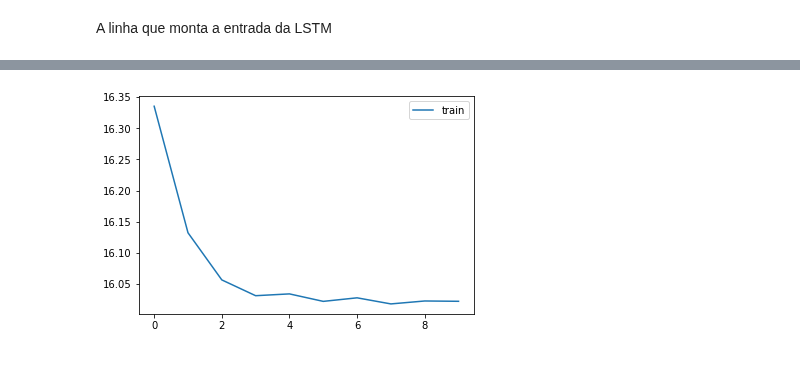
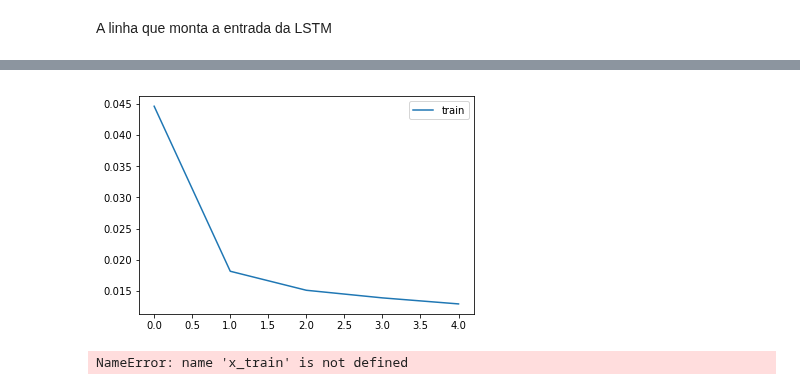
Before and after one commit to RGivisiez/Adv_ML, a Jupyter notebook: 6. LSTM (Simples).ipynb, the cells around one changed output, grey strips where cells are left out. Cells and saved outputs as stored; diff of their text form; code cells hidden in the pictures.

```diff
--- a/6. LSTM (Simples).ipynb
+++ b/6. LSTM (Simples).ipynb
@@ -73,3 +76,7 @@ t = df_train_month['date_block_num']
 time_steps = t.max() - t.min()
 
 del t
+# %%
+df_train_month, scaler = fit_column_scaler_min_max(-1, 1, df_train_month)
+# %%
+df_train_month['date_block_num'] = inv_column_scaler_min_max(scaler, df_train_month[['date_block_num']]).astype(np.int16)
@@ -92,6 +105,6 @@ x_train.shape, y_train.shape
 # %%
 model = Sequential()
-model.add(LSTM(units=32, input_shape=(time_steps, features)))#, return_sequences=True))
+model.add(LSTM(units=64, input_shape=(time_steps, features)))#, return_sequences=True))
 model.add(Dropout(0.5))
 #model.add(LSTM(units=64, input_shape=(time_step1, features1)))
 #model.add(Dropout(0.5))
@@ -115,5 +128,5 @@ Trainable params: 11,553
 Non-trainable params: 0
 _________________________________________________________________
 # %%
-history = model.fit(x_train, y_train, batch_size = 4096, epochs = 10, shuffle=False)
+history = model.fit(x_train, y_train, batch_size = 4096, epochs = 5, shuffle=False)
 # %% [output]
@@ -140,8 +143,17 @@ Epoch 10/10
 # %%
 plt.plot(history.history['loss'], label='train')
-plt.plot(history.history[''], label='train')
+#plt.plot(history.history[''], label='train')
 plt.legend()
 plt.show()
 # %% [output]
-[figure, old version]
+[figure, new version]
+# %%
+import gc
+
+del x_train
+del y_train
+
+gc.collect()
+# %% [output]
+NameError: name 'x_train' is not defined
 # %%
```
Also changed, not shown: parts of 19 cells of this notebook, 1 other file.
